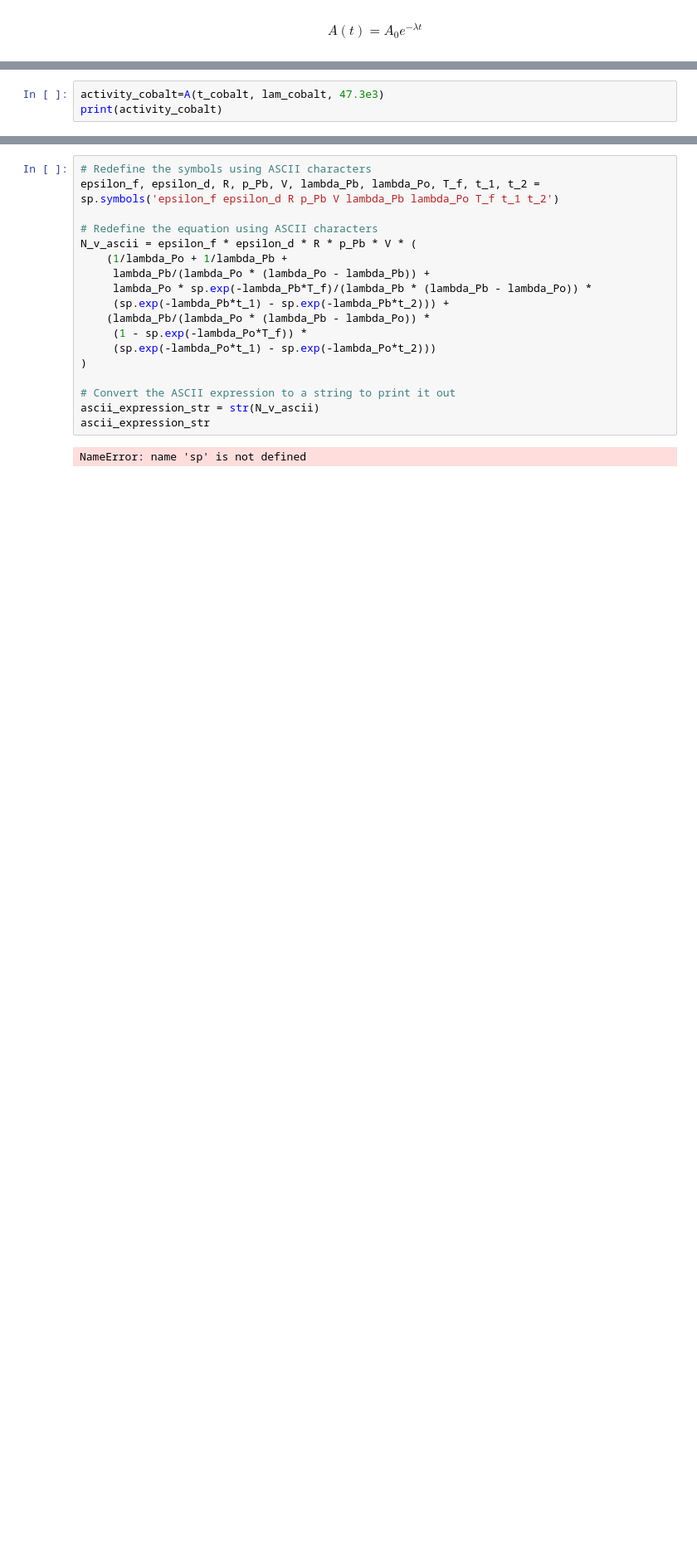
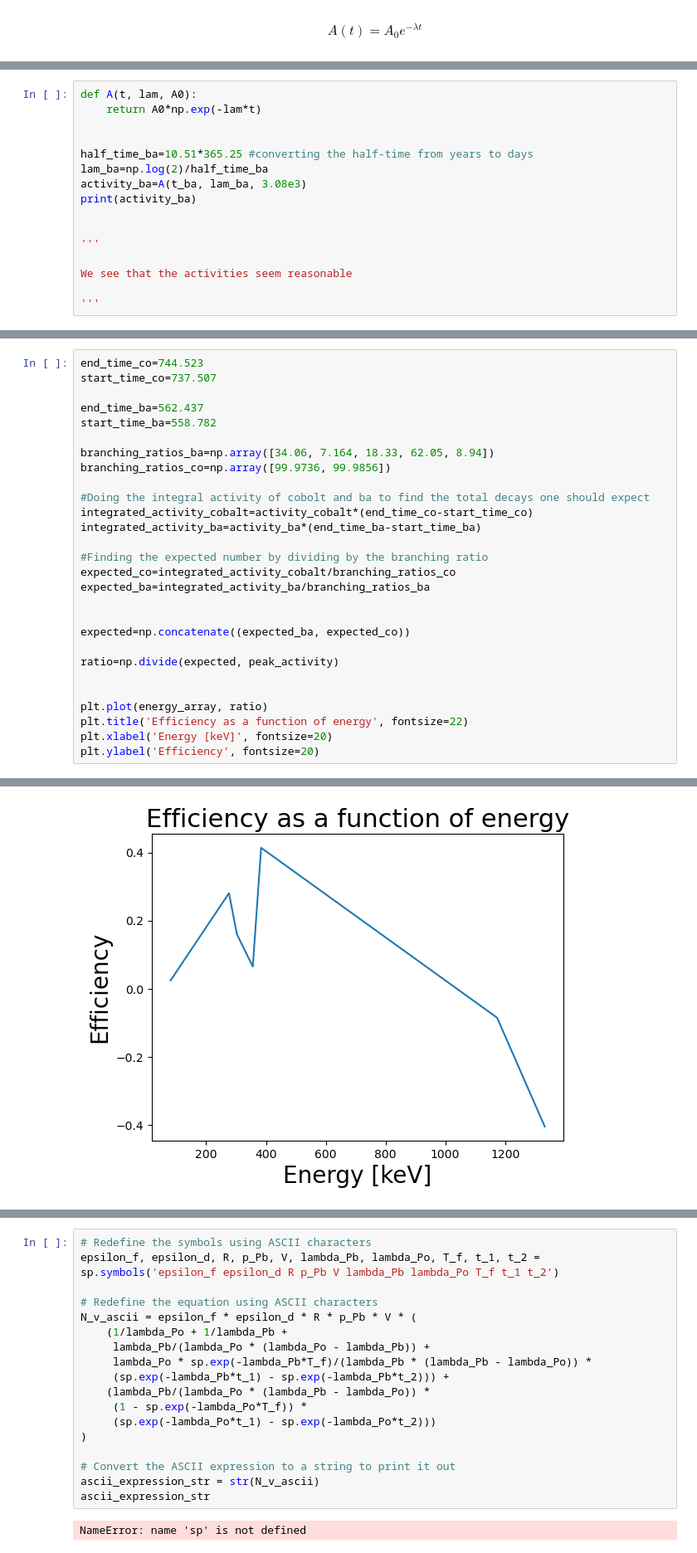
Before and after one commit to eeidsvig/FOPRA-2, a Jupyter notebook: FOPRA 2.ipynb, the cells around one changed output, grey strips where cells are left out. Shown at 83% size. Cells and saved outputs as stored; diff of their text form; blank space fills up the shorter version.

```diff
--- a/FOPRA 2.ipynb
+++ b/FOPRA 2.ipynb
@@ -243,4 +298,17 @@ lam_cobalt=np.log(2)/half_time_cobalt
 # %%
-activity_cobalt=A(t_cobalt, lam_cobalt, 47.3e3)
-print(activity_cobalt)
+def A(t, lam, A0):
+    return A0*np.exp(-lam*t)
+
+
+half_time_ba=10.51*365.25 #converting the half-time from years to days
+lam_ba=np.log(2)/half_time_ba
+activity_ba=A(t_ba, lam_ba, 3.08e3)
+print(activity_ba)
+
+
+'''
+
+We see that the activities seem reasonable
+
+'''
 # %% [output]
@@ -247,0 +317,29 @@ print(activity_cobalt)
+# %%
+end_time_co=744.523
+start_time_co=737.507
+
+end_time_ba=562.437
+start_time_ba=558.782
+
+branching_ratios_ba=np.array([34.06, 7.164, 18.33, 62.05, 8.94])
+branching_ratios_co=np.array([99.9736, 99.9856])
+
+#Doing the integral activity of cobolt and ba to find the total decays one should expect
+integrated_activity_cobalt=activity_cobalt*(end_time_co-start_time_co)
+integrated_activity_ba=activity_ba*(end_time_ba-start_time_ba)
+
+#Finding the expected number by dividing by the branching ratio
+expected_co=integrated_activity_cobalt/branching_ratios_co
+expected_ba=integrated_activity_ba/branching_ratios_ba
+
+
+expected=np.concatenate((expected_ba, expected_co))
+
+ratio=np.divide(expected, peak_activity)
+
+
+plt.plot(energy_array, ratio)
+plt.title('Efficiency as a function of energy', fontsize=22)
+plt.xlabel('Energy [keV]', fontsize=20)
+plt.ylabel('Efficiency', fontsize=20)
+# %% [output]
@@ -247,0 +347 @@ print(activity_cobalt)
+[figure, added]
```
Also changed, not shown: parts of 19 cells of this notebook.
